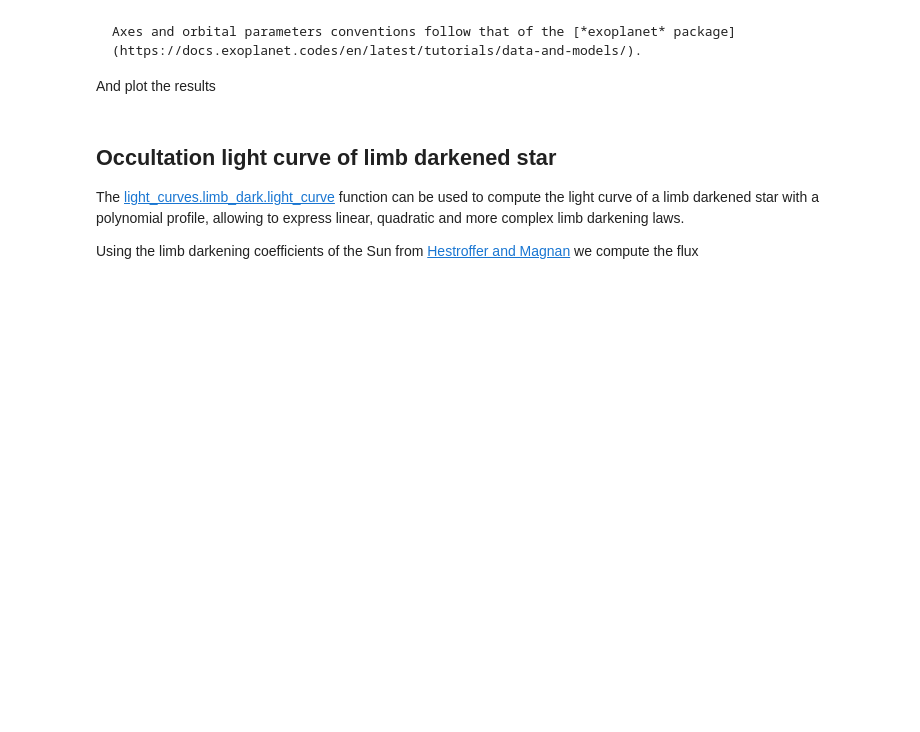
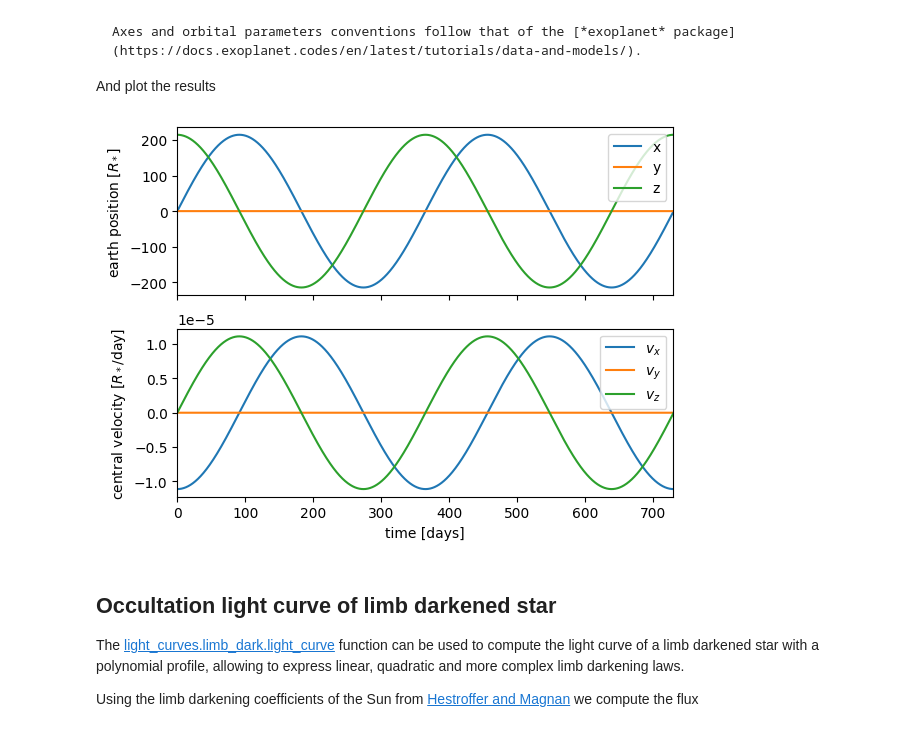
Before and after one commit to exoplanet-dev/jaxoplanet, a Jupyter notebook: docs/tutorials/quickstart.ipynb, the cells around one changed output. Cells and saved outputs as stored; diff of their text form; code cells hidden in the pictures; blank space fills up the shorter version.

Commit message:
fix: add constants + restore quantities-based tests + fix tutorials with units

```diff
--- a/docs/tutorials/quickstart.ipynb
+++ b/docs/tutorials/quickstart.ipynb
@@ -23,17 +30,17 @@ system
 # %% [markdown]
 For the reminder of this notebook, let's define a system consisting of an Earth-like planet orbiting a Sun-like star.
 # %%
-from jaxoplanet.units import unit_registry as ureg
+import astropy.units as u
 
 sun = Central(
-    radius=1.0 * ureg.R_sun,
-    mass=1.0 * ureg.M_sun,
+    radius=1.0,
+    mass=1.0,
 )
 
 system = System(sun).add_body(
-    semimajor=1.0 * ureg.au,
-    radius=1.0 * ureg.R_earth,
-    mass=1.0 * ureg.M_earth,
+    semimajor=(1.0 * u.au).to(u.R_sun).value,
+    radius=(1.0 * u.R_earth).to(u.R_sun).value,
+    mass=(1.0 * u.M_earth).to(u.M_sun).value,
 )
 
 earth = system.bodies[0]
@@ -67,20 +79,22 @@ And plot the results
 # %%
 fig, axes = plt.subplots(2, 1, sharex=True)
 ax = axes[0]
-ax.plot(t, x.magnitude, label="x")
-ax.plot(t, y.magnitude, label="y")
-ax.plot(t, z.magnitude, label="z")
+ax.plot(t, x, label="x")
+ax.plot(t, y, label="y")
+ax.plot(t, z, label="z")
 ax.set_ylabel("earth position [$R_*$]")
 ax.legend(fontsize=10, loc=1)
 
 ax = axes[1]
-ax.plot(t, vx.magnitude, label="$v_x$")
-ax.plot(t, vy.magnitude, label="$v_y$")
-ax.plot(t, vz.magnitude, label="$v_z$")
+ax.plot(t, vx, label="$v_x$")
+ax.plot(t, vy, label="$v_y$")
+ax.plot(t, vz, label="$v_z$")
 ax.set_xlim(t.min(), t.max())
 ax.set_xlabel("time [days]")
 ax.set_ylabel("central velocity [$R_*$/day]")
 _ = ax.legend(fontsize=10, loc=1)
+# %% [output]
+[figure, added]
 # %% [markdown]
 ## Occultation light curve of limb darkened star
 
```
Also changed, not shown: parts of 11 cells of this notebook, 10 other files.
